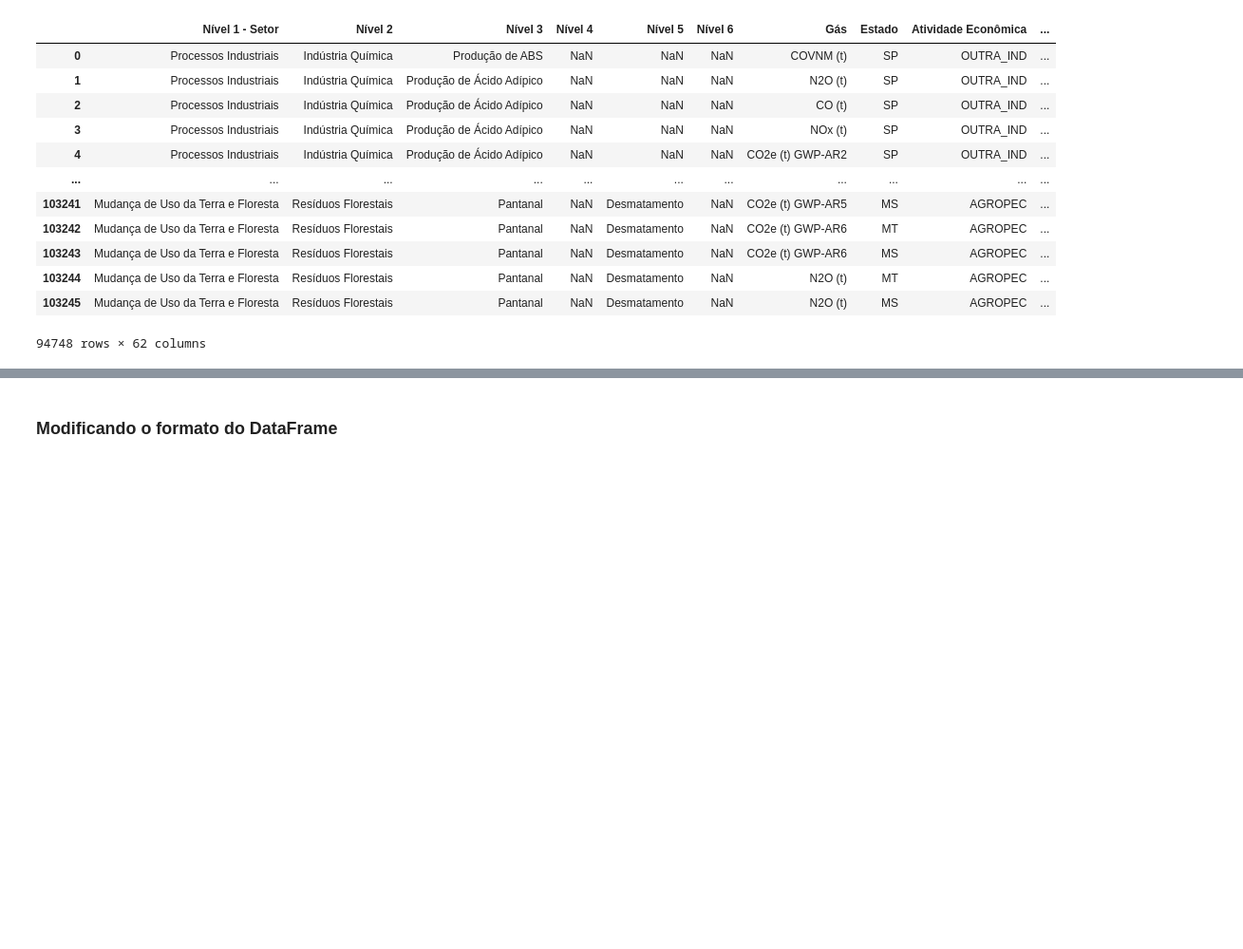
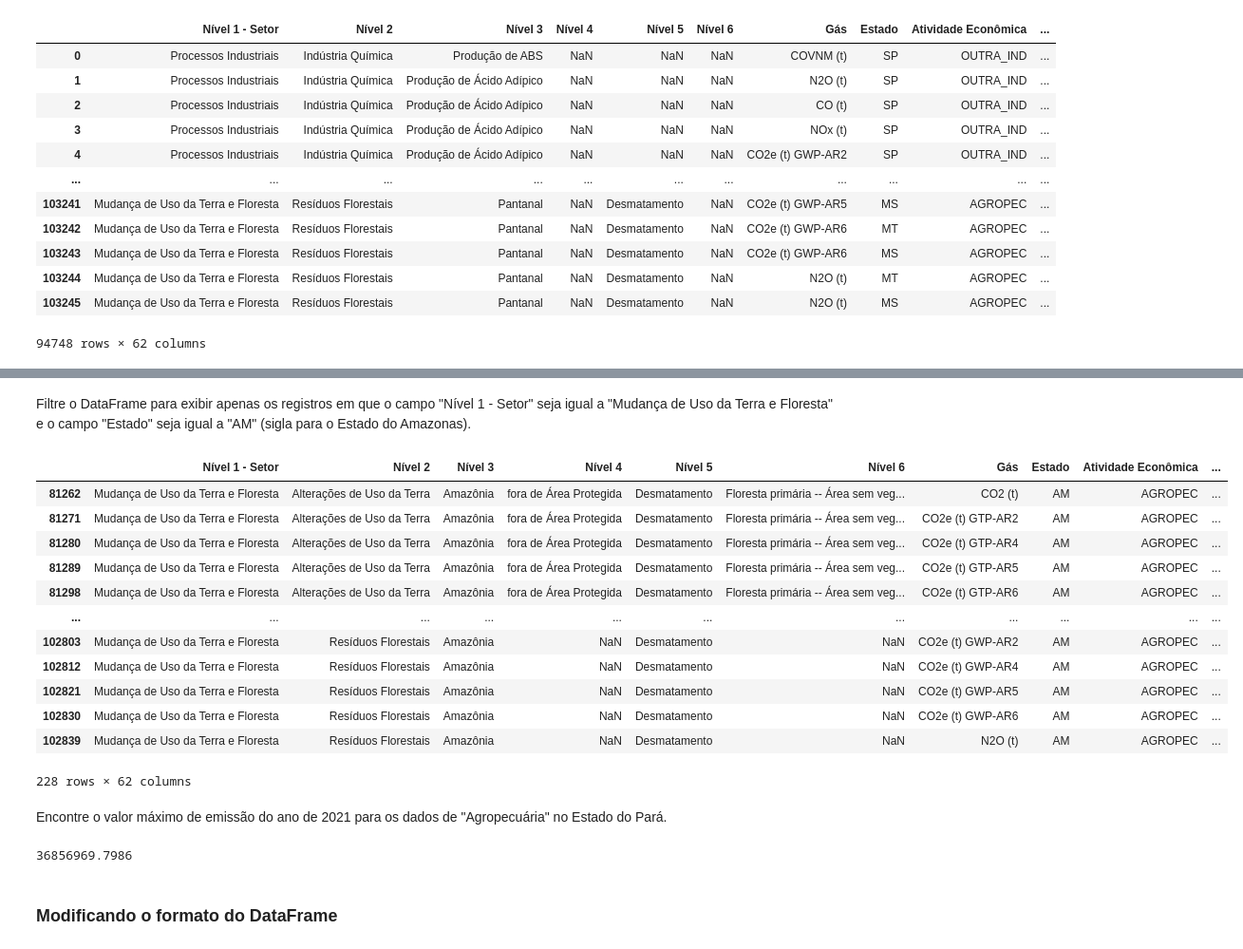
Before and after one commit to felipesayegg/Python-para-Data-Science, a Jupyter notebook: pandas_selecao_e_agrupamento.ipynb, the cells around one changed output, grey strips where cells are left out. Shown at 95% size. Drawn from its saved outputs; the diff is of its cells as text; code cells hidden in the pictures; blank space fills up the shorter version.

```diff
--- a/pandas_selecao_e_agrupamento.ipynb
+++ b/pandas_selecao_e_agrupamento.ipynb
@@ -225,3 +274,38 @@ data_gases
+# %% [markdown]
+Filtre o DataFrame para exibir apenas os registros em que o campo "Nível 1 - Setor" seja igual a "Mudança de Uso da Terra e Floresta" e o campo "Estado" seja igual a "AM" (sigla para o Estado do Amazonas).
+# %%
+data_gases[(data_gases['Nível 1 - Setor'] == 'Mudança de Uso da Terra e Floresta') & (data_gases['Estado'] == 'AM')]
+# O que estamos fazendo aqui é selecionando um subconjunto de linhas do DataFrame data_gases com base em condições específicas.
+# (data_gases['Nível 1 - Setor'] == 'Mudança de Uso da Terra e Floresta'):
+#Esta condição está verificando se o valor na coluna 'Nível 1 - Setor' da DataFrame é igual a 'Mudança de Uso da Terra e Floresta'.
+# Retornará uma Série booleana que será True para cada linha onde essa condição é satisfeita.
+#(data_gases['Estado'] == 'AM'):
+# Similar à primeira condição, esta verifica se o valor na coluna 'Estado' é igual a 'AM'.
+# O operador & é usado para combinar as duas condições, indicando que apenas as linhas que atendem ambas as condições serão selecionadas.
+# %% [output]
+|  | Nível 1 - Setor | Nível 2 | Nível 3 | Nível 4 | Nível 5 | Nível 6 | Gás | Estado | Atividade Econômica | ... |
+| 81262 | Mudança de Uso da Terra e Floresta | Alterações de Uso da Terra | Amazônia | fora de Área Protegida | Desmatamento | Floresta primária -- Área sem veg... | CO2 (t) | AM | AGROPEC | ... |
+| 81271 | Mudança de Uso da Terra e Floresta | Alterações de Uso da Terra | Amazônia | fora de Área Protegida | Desmatamento | Floresta primária -- Área sem veg... | CO2e (t) GTP-AR2 | AM | AGROPEC | ... |
+| 81280 | Mudança de Uso da Terra e Floresta | Alterações de Uso da Terra | Amazônia | fora de Área Protegida | Desmatamento | Floresta primária -- Área sem veg... | CO2e (t) GTP-AR4 | AM | AGROPEC | ... |
+| 81289 | Mudança de Uso da Terra e Floresta | Alterações de Uso da Terra | Amazônia | fora de Área Protegida | Desmatamento | Floresta primária -- Área sem veg... | CO2e (t) GTP-AR5 | AM | AGROPEC | ... |
+| 81298 | Mudança de Uso da Terra e Floresta | Alterações de Uso da Terra | Amazônia | fora de Área Protegida | Desmatamento | Floresta primária -- Área sem veg... | CO2e (t) GTP-AR6 | AM | AGROPEC | ... |
+| ... | ... | ... | ... | ... | ... | ... | ... | ... | ... | ... |
+| 102803 | Mudança de Uso da Terra e Floresta | Resíduos Florestais | Amazônia | NaN | Desmatamento | NaN | CO2e (t) GWP-AR2 | AM | AGROPEC | ... |
+| 102812 | Mudança de Uso da Terra e Floresta | Resíduos Florestais | Amazônia | NaN | Desmatamento | NaN | CO2e (t) GWP-AR4 | AM | AGROPEC | ... |
+| 102821 | Mudança de Uso da Terra e Floresta | Resíduos Florestais | Amazônia | NaN | Desmatamento | NaN | CO2e (t) GWP-AR5 | AM | AGROPEC | ... |
+| 102830 | Mudança de Uso da Terra e Floresta | Resíduos Florestais | Amazônia | NaN | Desmatamento | NaN | CO2e (t) GWP-AR6 | AM | AGROPEC | ... |
+| 102839 | Mudança de Uso da Terra e Floresta | Resíduos Florestais | Amazônia | NaN | Desmatamento | NaN | N2O (t) | AM | AGROPEC | ... |
+228 rows × 62 columns
+# %% [markdown]
+Encontre o valor máximo de emissão do ano de 2021 para os dados de "Agropecuária" no Estado do Pará.
+# %%
+data_gases.loc[(data_gases['Nível 1 - Setor'] == 'Agropecuária') & (data_gases['Estado'] == 'PA'), 2021].max()
+# loc[] é um método poderoso em Pandas, usado para acessar dados de um DataFrame, através de rótulos de linhas e colunas
+# Esta parte do código cria uma série booleana, retornando True para cada linha onde o valor na coluna 'Nível 1 - Setor' é igual a 'Agropecuária'.
+#  Semelhante à condição anterior, mas verifica se o estado é 'PA'.
+# As duas condições são combinadas com & (e comercial), o que resulta em uma série booleana que retorna True apenas quando ambas as condições são verdadeiras para uma linha específica.
+# %% [output]
+36856969.7986
 # %% [markdown]
 ### Modificando o formato do DataFrame
 # %% [markdown]
```
Also changed, not shown: parts of 17 cells of this notebook.
